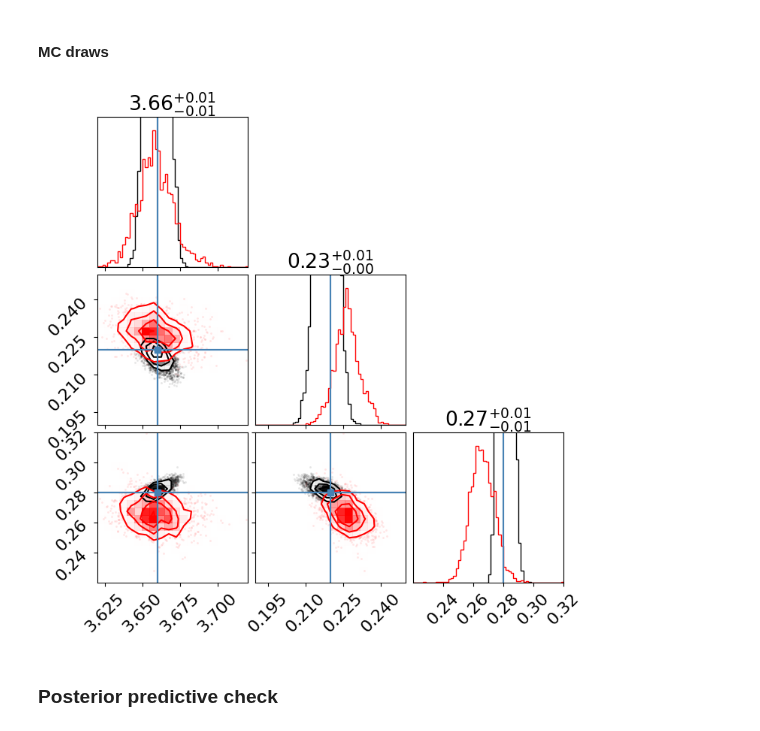
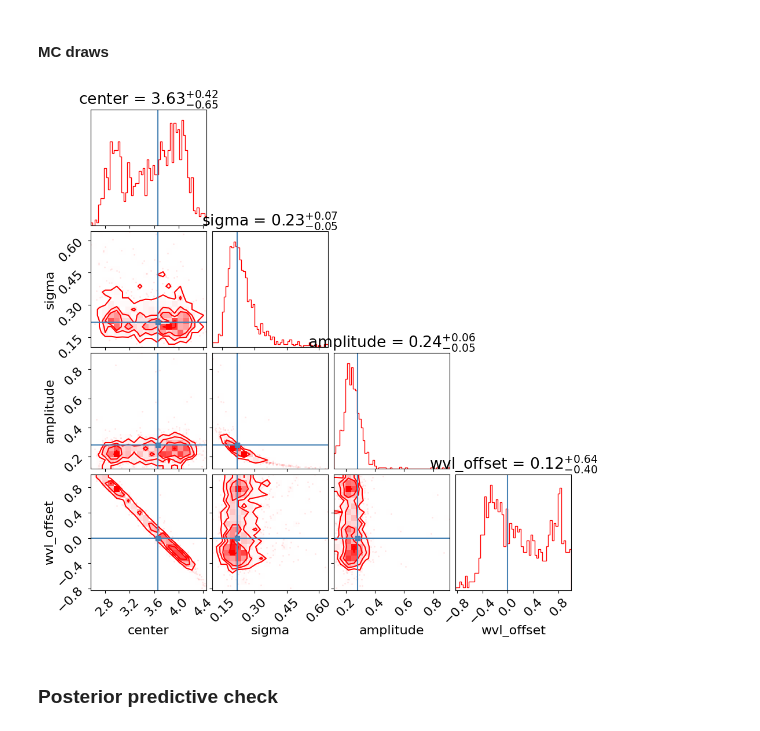
Before and after one commit to franciscoardevolmartinez/FlopPITy, a Jupyter notebook: examples/Example.ipynb, the cells around one changed output. Cells and saved outputs as stored; diff of their text form; code cells hidden in the pictures.

```diff
--- a/examples/Example.ipynb
+++ b/examples/Example.ipynb
@@ -109,6 +110,6 @@ R.add_parameter('amplitude', 0, 1)
 # %%
 training_kwargs= dict(
-    stop_after_epochs = 10,
+    stop_after_epochs = 5,
     num_atoms = 10,
     learning_rate=5e-4
 )
@@ -267,7 +170,7 @@ R=Retrieval.load('r.pkl')
 # %% [markdown]
 ### Resume training
 # %%
-R.run(flow_kwargs=flow_kwargs, resume=True, n_threads=1, training_kwargs=training_kwargs, n_rounds=1, n_samples=1000)
+R.run(flow_kwargs=flow_kwargs, resume=True, n_threads=1, training_kwargs=training_kwargs, n_rounds=8, n_samples=100)
 # %% [output]
 Resuming training...
 Round 1
@@ -319,35 +292,35 @@ for i in range(n_mc):
     draws.append(helpers.convert_cube(post.sample((samples_per_mc,), show_progress_bars=False), R.parameters))
 # %%
 #plot nested sampling posterior
-samples = sresults.samples_equal()
-narrow=[(3.62,3.72),(0.19,0.25),(0.22,0.32)]
-broad=[(1.,5),(0.1,0.7),(0.,1)]
-CORNER_KWARGS=dict(
-    plot_density=True,
-    hist_bin_factor=3,
-    plot_contours=True,
-    show_titles=True,
-    truths=[3.66, 0.22, 0.28],
-    range=narrow,
-    color='k'
-)
-ns = corner(sresults.samples_equal(), **CORNER_KWARGS)
+# samples = sresults.samples_equal()
+# narrow=[(3.62,3.72),(0.19,0.25),(0.22,0.32)]
+# broad=[(1.,5),(0.1,0.7),(0.,1)]
+# CORNER_KWARGS=dict(
+#     plot_density=True,
+#     hist_bin_factor=3,
+#     plot_contours=True,
+#     show_titles=True,
+#     truths=[3.66, 0.22, 0.28],
+#     range=narrow,
+#     color='k'
+# )
+# ns = corner(sresults.samples_equal(), **CORNER_KWARGS)
 
 CORNER_KWARGS=dict(
     plot_density=True,
     hist_bin_factor=3,
     plot_contours=True,
     show_titles=True,
-    truths=[3.66, 0.22, 0.28],
-    range=narrow,
-    fig=ns,
+    truths=[3.66, 0.22, 0.28, 0],
+    # range=narrow,
+    # fig=ns,
     color='red'
 )
-# fig=R.plot_corner(-1,n_samples=len(samples),**CORNER_KWARGS)
+fig=R.plot_corner(**CORNER_KWARGS)
 # figure = corner(agg_samples, **CORNER_KWARGS)
-fig = corner(np.vstack(draws), **CORNER_KWARGS)
+# fig = corner(np.vstack(draws), **CORNER_KWARGS)
 # %% [output]
-[figure, old version]
+[figure, new version]
 # %% [markdown]
 ### Posterior predictive check
 # %%
```
Also changed, not shown: parts of 4 cells of this notebook, 3 other files.
